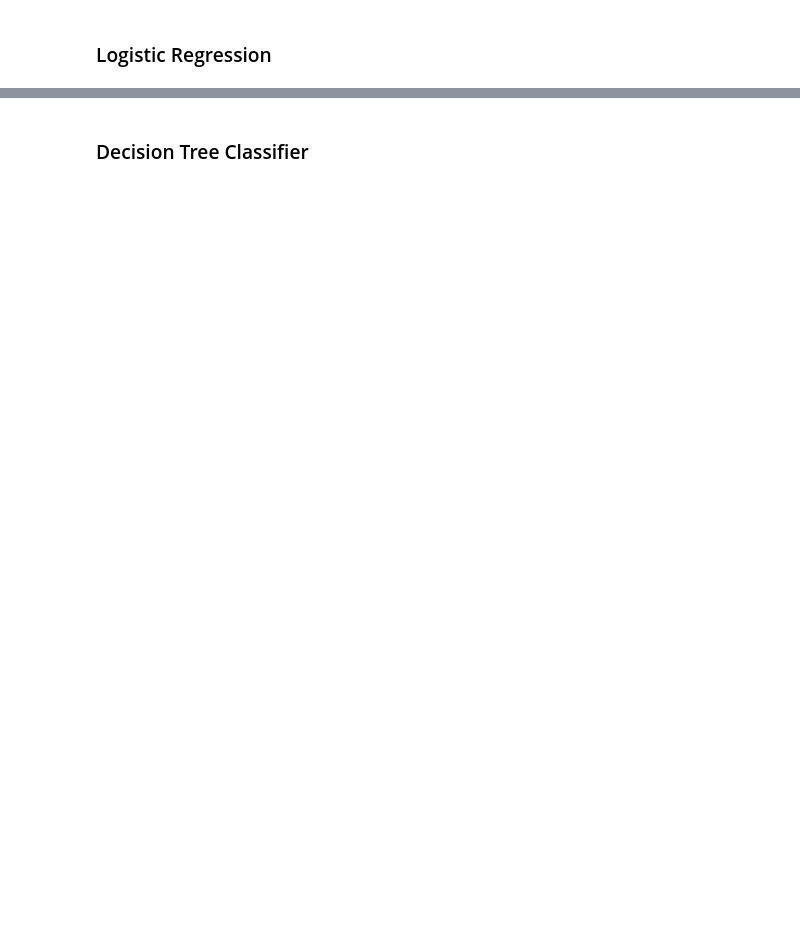
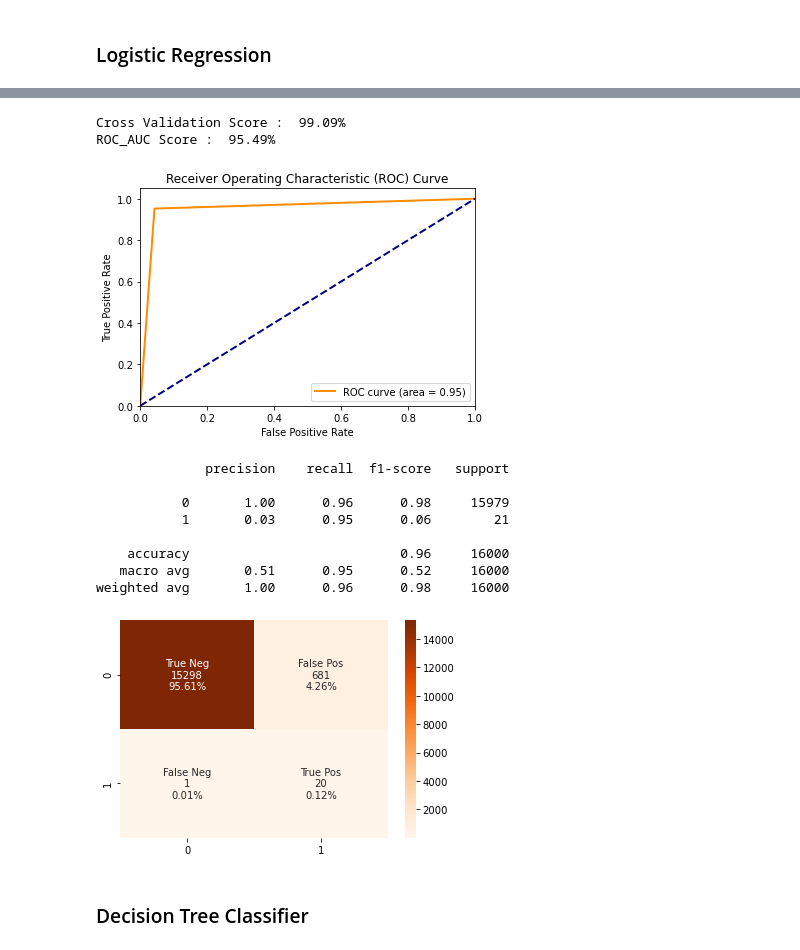
Before and after one commit to WanjaoColins/Machine-Learning-for-Credit-Card-Fraud-Detection, a Jupyter notebook: notebook.ipynb, the cells around one changed output, grey strips where cells are left out. Cells and saved outputs as stored; diff of their text form; code cells hidden in the pictures; blank space fills up the shorter version.

```diff
--- a/notebook.ipynb
+++ b/notebook.ipynb
@@ -386,2 +455,22 @@ def model_evaluation(classifier,x_test,y_test):
+# %%
+# Test tuned_model with refined paramaters on the test set
+
+classifier_lr_tuned = LogisticRegression(solver='saga', penalty='l2', max_iter=300, C=4.281332398719396)
+
+model(classifier_lr_tuned, X_train, y_train, X_test, y_test)
+model_evaluation(classifier_lr_tuned, X_test, y_test)
+# %% [output]
+Cross Validation Score :  99.09%
+ROC_AUC Score :  95.49%
+[figure, added]
+              precision    recall  f1-score   support
+
+           0       1.00      0.96      0.98     15979
+           1       0.03      0.95      0.06        21
+
+    accuracy                           0.96     16000
+   macro avg       0.51      0.95      0.52     16000
+weighted avg       1.00      0.96      0.98     16000
+[figure, added]
 # %% [markdown]
 ### Decision Tree Classifier
```
Also changed, not shown: parts of 42 cells of this notebook.
